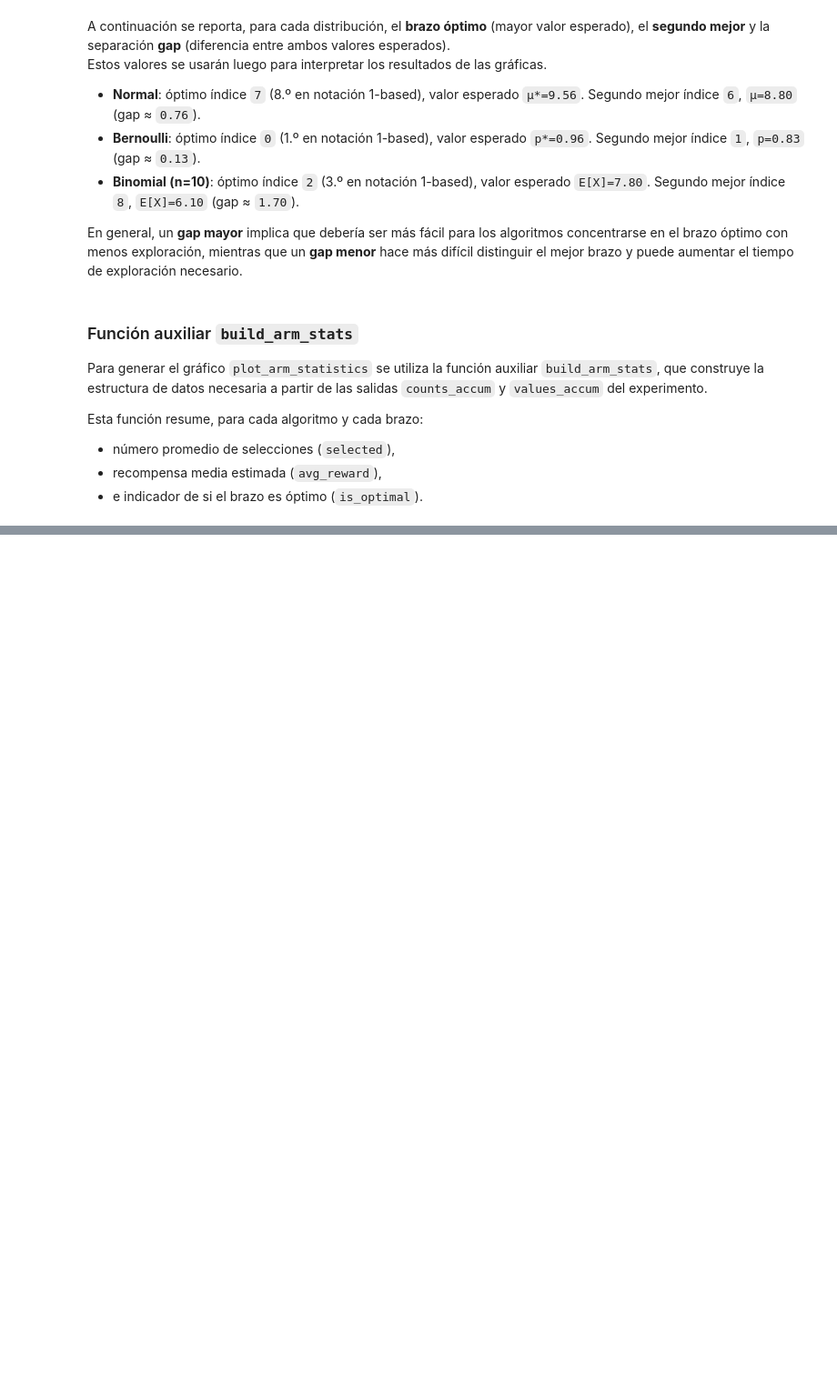
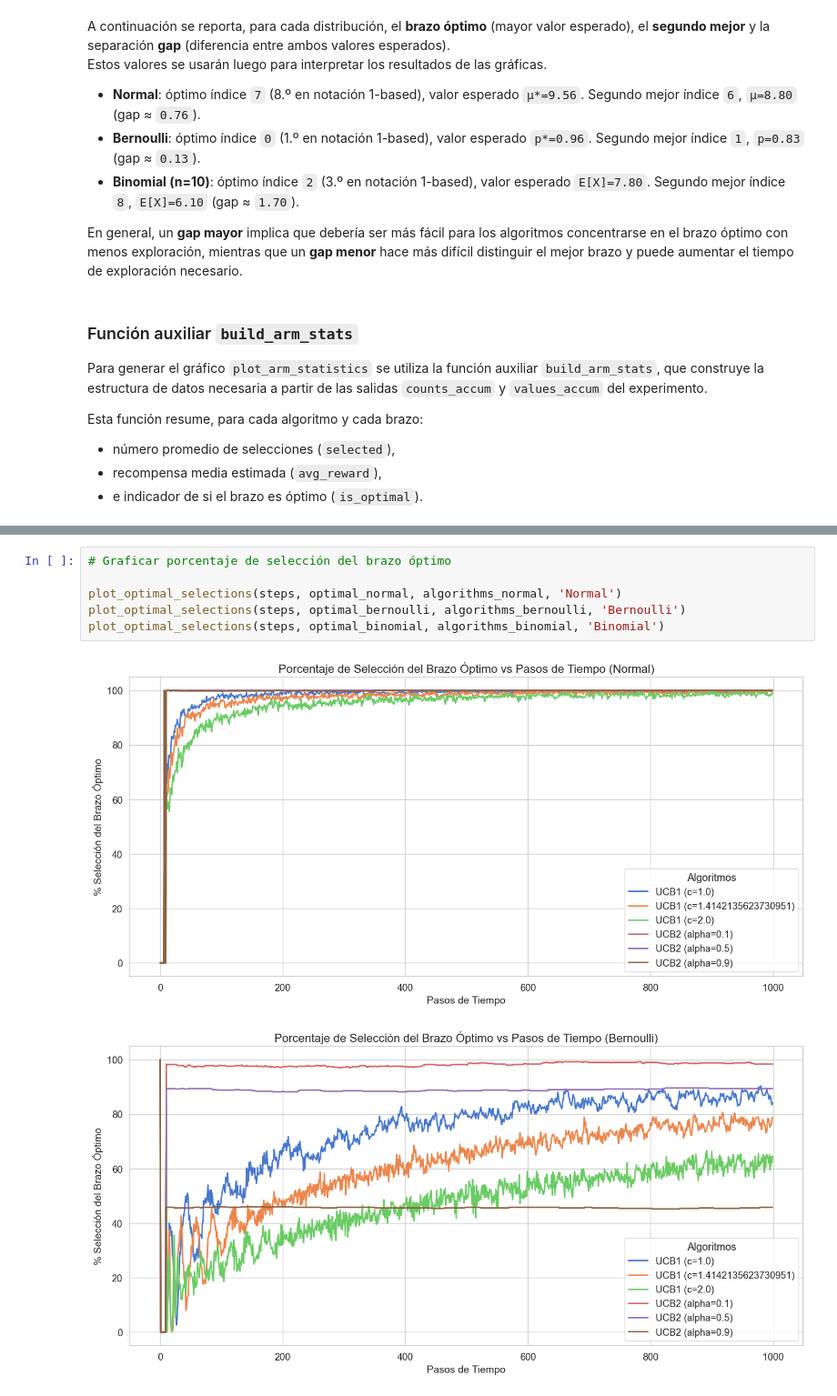
Before and after one commit to imchrisrueda/extML, a Jupyter notebook: k_brazos/banditUCB.ipynb, the cells around one changed output, grey strips where cells are left out. Shown at 91% size. Drawn from its saved outputs; the diff is of its cells as text; blank space fills up the shorter version.

```diff
--- a/k_brazos/banditUCB.ipynb
+++ b/k_brazos/banditUCB.ipynb
@@ -274,0 +388,9 @@ Esta función resume, para cada algoritmo y cada brazo:
+# %%
+# Graficar porcentaje de selección del brazo óptimo
+
+plot_optimal_selections(steps, optimal_normal, algorithms_normal, 'Normal')
+plot_optimal_selections(steps, optimal_bernoulli, algorithms_bernoulli, 'Bernoulli')
+plot_optimal_selections(steps, optimal_binomial, algorithms_binomial, 'Binomial')
+# %% [output]
+[figure, added]
+[figure, added]
```
Also changed, not shown: parts of 16 cells of this notebook.
